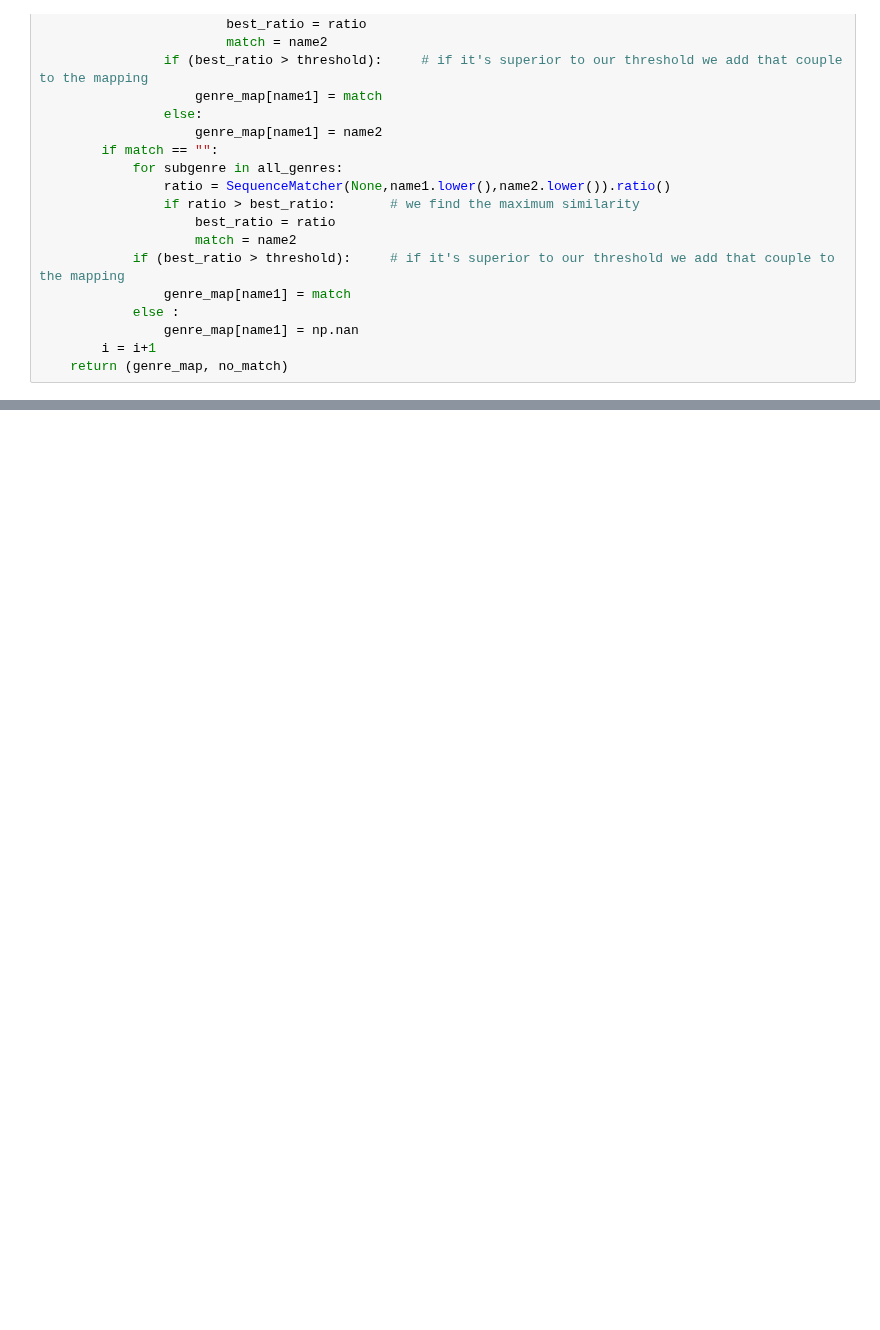
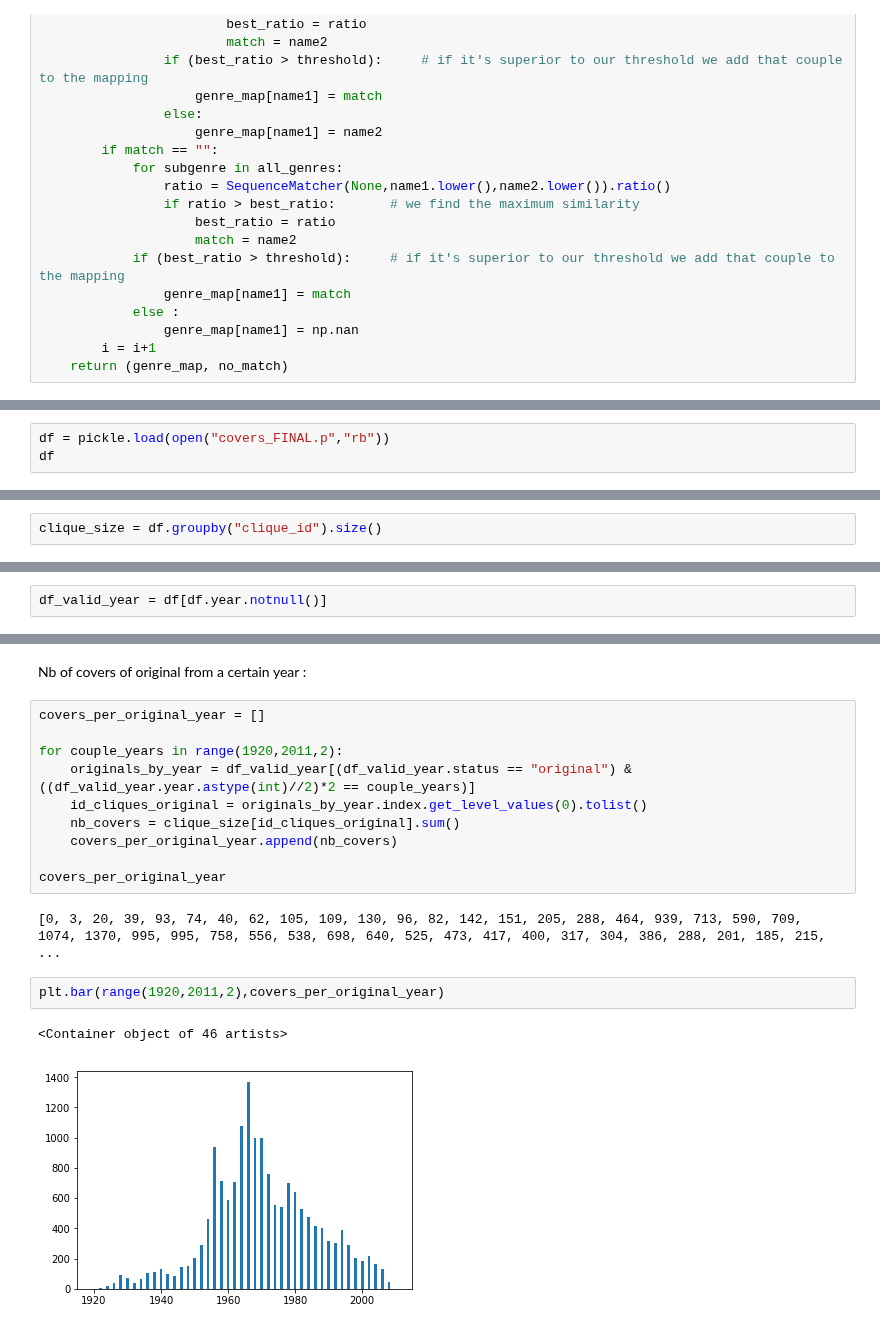
Before and after one commit to padesplaces/ada2017, a Jupyter notebook: project/Project Notebook.ipynb, the cells around one changed output, grey strips where cells are left out. Cells and saved outputs as stored; diff of their text form; blank space fills up the shorter version.

```diff
--- a/project/Project Notebook.ipynb
+++ b/project/Project Notebook.ipynb
@@ -1424,0 +1524,3 @@ def match_genres():
+# %%
+df = pickle.load(open("covers_FINAL.p","rb"))
+df
@@ -1424,0 +1551,2 @@ def match_genres():
+# %%
+clique_size = df.groupby("clique_id").size()
@@ -1424,0 +1639,2 @@ def match_genres():
+# %%
+df_valid_year = df[df.year.notnull()]
@@ -1424,0 +1695,19 @@ def match_genres():
+# %% [markdown]
+Nb of covers of original from a certain year :
+# %%
+covers_per_original_year = []
+
+for couple_years in range(1920,2011,2):
+    originals_by_year = df_valid_year[(df_valid_year.status == "original") & ((df_valid_year.year.astype(int)//2)*2 == couple_years)]
+    id_cliques_original = originals_by_year.index.get_level_values(0).tolist()
+    nb_covers = clique_size[id_cliques_original].sum()
+    covers_per_original_year.append(nb_covers)
+
+covers_per_original_year
+# %% [output]
+[0, 3, 20, 39, 93, 74, 40, 62, 105, 109, 130, 96, 82, 142, 151, 205, 288, 464, 939, 713, 590, 709, 1074, 1370, 995, 995, 758, 556, 538, 698, 640, 525, 473, 417, 400, 317, 304, 386, 288, 201, 185, 215, ...
+# %%
+plt.bar(range(1920,2011,2),covers_per_original_year)
+# %% [output]
+<Container object of 46 artists>
+[figure, added]
```
Also changed, not shown: parts of 94 cells of this notebook, 2 other files.
